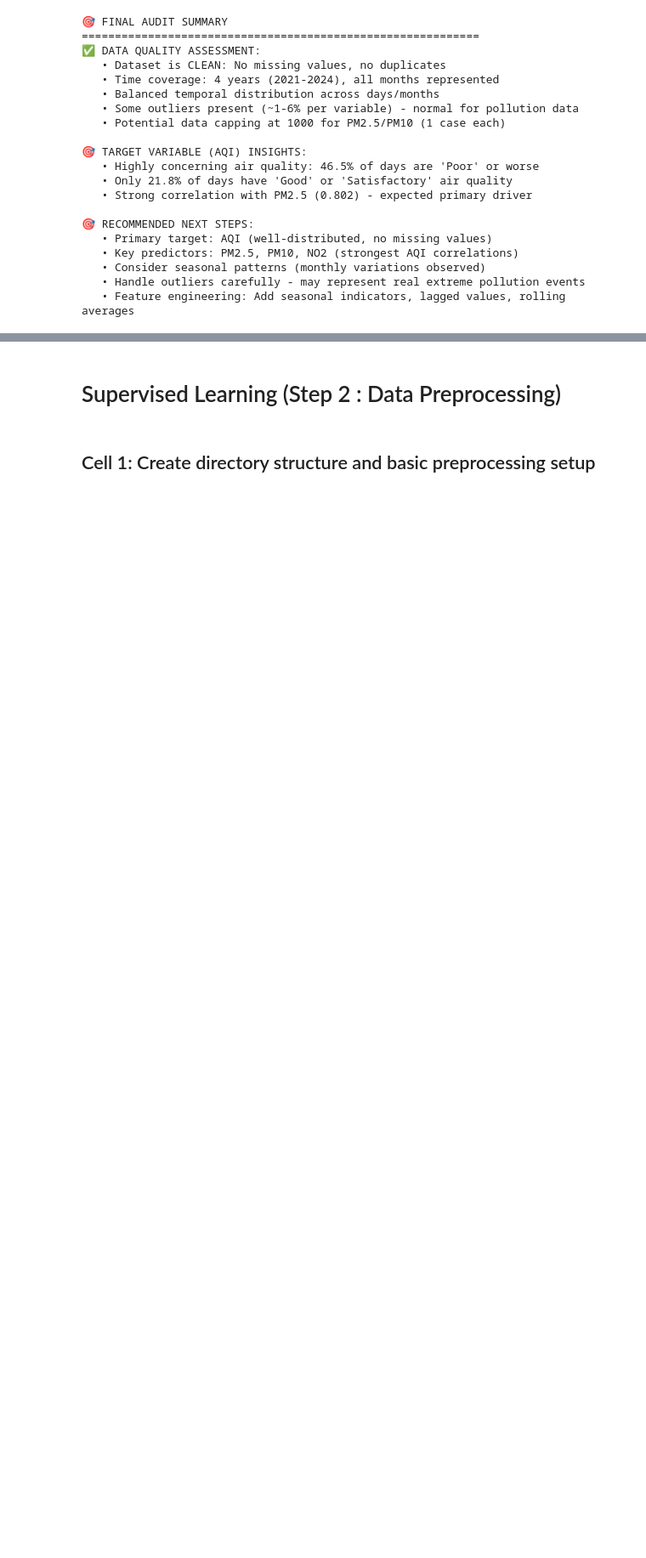
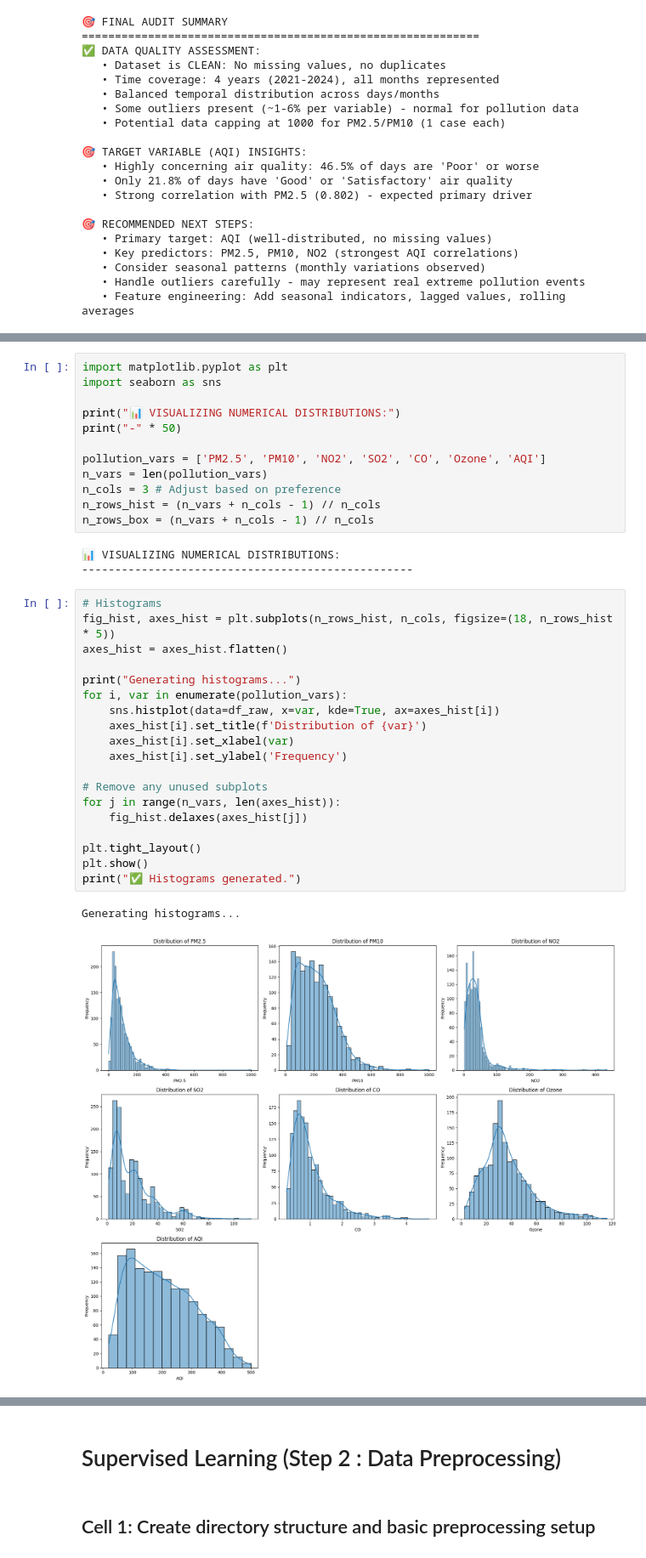
Before and after one commit to Sujoy-004/smart-city-hybrid-ml, a Jupyter notebook: notebooks/01_supervised_learning.ipynb, the cells around one changed output, grey strips where cells are left out. Shown: that part at 85% size. Cells and saved outputs as stored; diff of their text form; blank space fills up the shorter version.

```diff
--- a/notebooks/01_supervised_learning.ipynb
+++ b/notebooks/01_supervised_learning.ipynb
@@ -455,0 +458,37 @@ print(f"   • Feature engineering: Add seasonal indicators, lagged values, roll
+# %%
+import matplotlib.pyplot as plt
+import seaborn as sns
+
+print("📊 VISUALIZING NUMERICAL DISTRIBUTIONS:")
+print("-" * 50)
+
+pollution_vars = ['PM2.5', 'PM10', 'NO2', 'SO2', 'CO', 'Ozone', 'AQI']
+n_vars = len(pollution_vars)
+n_cols = 3 # Adjust based on preference
+n_rows_hist = (n_vars + n_cols - 1) // n_cols
+n_rows_box = (n_vars + n_cols - 1) // n_cols
+# %% [output]
+📊 VISUALIZING NUMERICAL DISTRIBUTIONS:
+--------------------------------------------------
+# %%
+# Histograms
+fig_hist, axes_hist = plt.subplots(n_rows_hist, n_cols, figsize=(18, n_rows_hist * 5))
+axes_hist = axes_hist.flatten()
+
+print("Generating histograms...")
+for i, var in enumerate(pollution_vars):
+    sns.histplot(data=df_raw, x=var, kde=True, ax=axes_hist[i])
+    axes_hist[i].set_title(f'Distribution of {var}')
+    axes_hist[i].set_xlabel(var)
+    axes_hist[i].set_ylabel('Frequency')
+
+# Remove any unused subplots
+for j in range(n_vars, len(axes_hist)):
+    fig_hist.delaxes(axes_hist[j])
+
+plt.tight_layout()
+plt.show()
+print("✅ Histograms generated.")
+# %% [output]
+Generating histograms...
+[figure, added]
```
Also changed, not shown: parts of 29 cells of this notebook.
